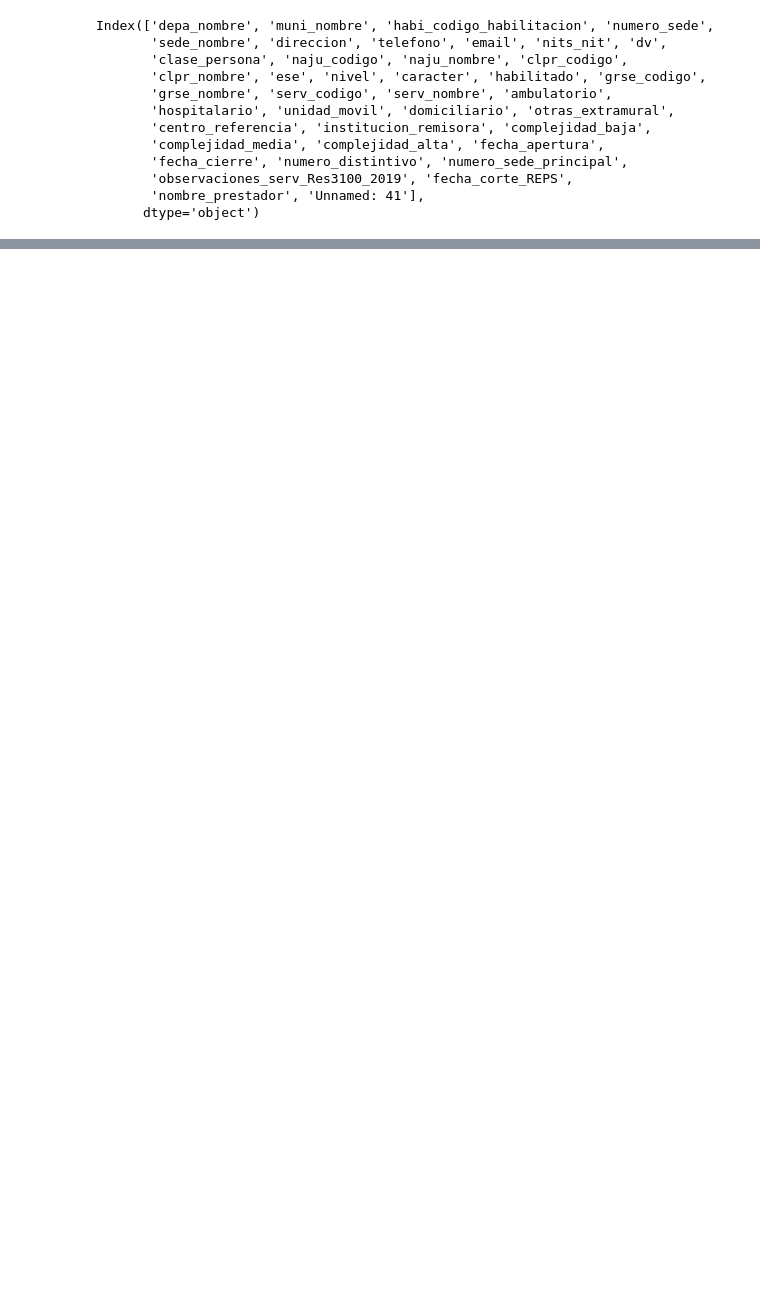
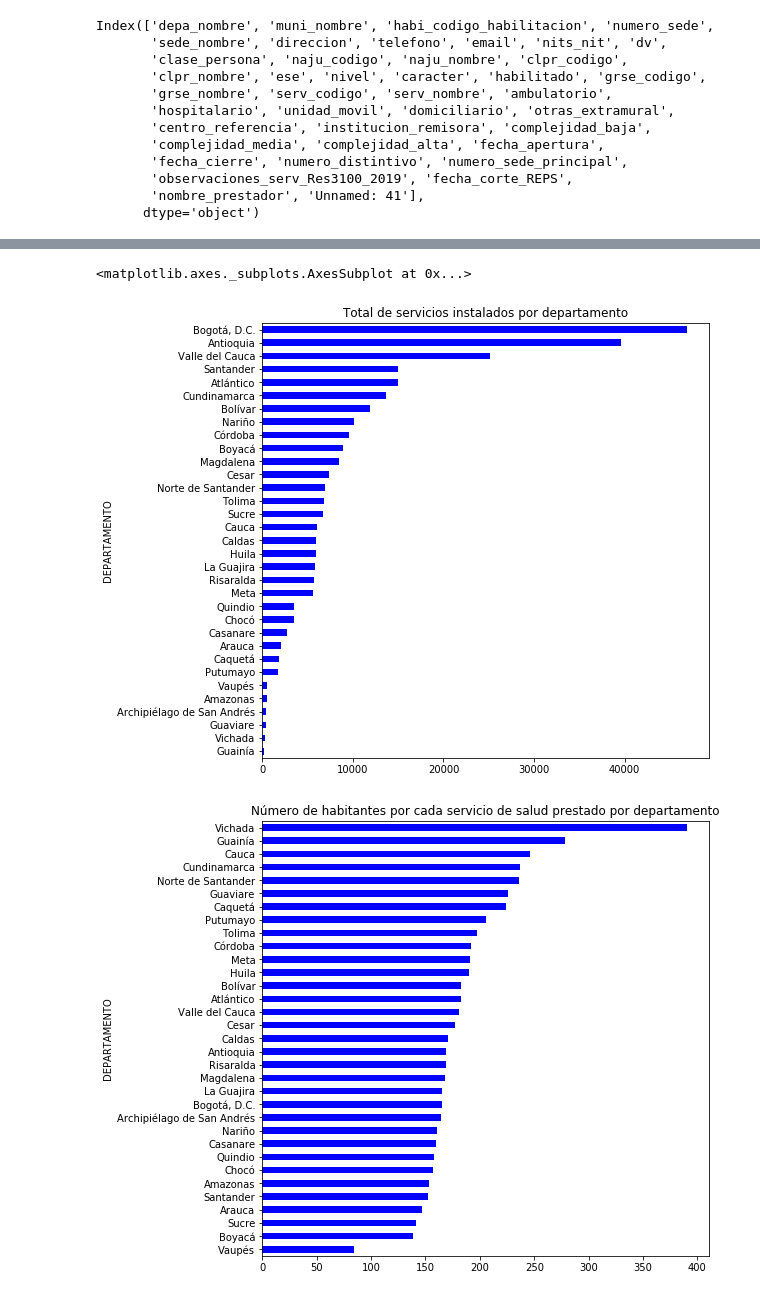
Before and after one commit to Santivg/DS4A-Team14, a Jupyter notebook: notebooks/EDA_medios_ips.ipynb, the cells around one changed output, grey strips where cells are left out. Saved outputs shown, nothing was run; the diff lists cells and outputs as text; code cells hidden in the pictures; blank space fills up the shorter version.

Commit message:
clean, prepare and initial data analysis (Sergio)

```diff
--- a/notebooks/EDA_medios_ips.ipynb
+++ b/notebooks/EDA_medios_ips.ipynb
@@ -130,0 +129,9 @@ medicos_independientes[medicos_independientes['nombre_prestador'].isna()]
+# %%
+#medicos_ips = medicos_ips[medicos_ips.serv_codigo == 328]
+reemplazo = {'San Andrés y Providencia':'Archipiélago de San Andrés', 'Valle del cauca':'Valle del Cauca', 'Bogotá D.C':'Bogotá, D.C.', 'Quindío':'Quindio'}
+medicos_ips.depa_nombre.replace(reemplazo, inplace = True)
+EDA2020 = pd.DataFrame(medicos_ips['depa_nombre'].value_counts().sort_index())
+EDA2020.rename({'depa_nombre':'TOTAL_SERVICIOS_IPS_IND'}, inplace = True, axis = 1)
+EDA2020['IPS'] = medicos_ips['depa_nombre'][medicos_ips['clpr_nombre'] == 'Instituciones - IPS'].value_counts().sort_index()
+EDA2020['INDEPENDIENTES'] = medicos_ips['depa_nombre'][medicos_ips['clpr_nombre'] == 'Profesional Independiente'].value_counts().sort_index()
+EDA2020
@@ -130,0 +157,3 @@ medicos_independientes[medicos_independientes['nombre_prestador'].isna()]
+# %%
+pob = pd.read_parquet(f'{dir_data}/proyecciones_poblacion_departamental_2018-2050.parquet')
+pob
@@ -130,0 +179,5 @@ medicos_independientes[medicos_independientes['nombre_prestador'].isna()]
+# %%
+pob = pob[pob['ÁREA GEOGRÁFICA'] == 'Total']
+pob = pob[pob['AÑO'] == 2020]
+pob = pob.loc[:, ['DP','DPNOM','AÑO','ÁREA GEOGRÁFICA', 'Total']]
+pob
@@ -130,0 +209,8 @@ medicos_independientes[medicos_independientes['nombre_prestador'].isna()]
+# %%
+med_pob_2020 = pob.merge(pd.DataFrame(EDA2020), left_on = 'DPNOM', right_index = True)
+med_pob_2020['Habs_por_total_servicios'] = round(med_pob_2020['Total']/med_pob_2020['TOTAL_SERVICIOS_IPS_IND'],2)
+med_pob_2020['Habs_por_ips'] = round(med_pob_2020['Total']/med_pob_2020['IPS'],2)
+med_pob_2020['Habs_por_med_ind'] = round(med_pob_2020['Total']/med_pob_2020['INDEPENDIENTES'],2)
+#med_pob_2020.sort_values(by = 'Habs_por_total_servicios', ascending = False, inplace = True)
+med_pob_2020.rename({'DPNOM':'DEPARTAMENTO'}, axis = 1, inplace = True)
+med_pob_2020
@@ -130,0 +236,11 @@ medicos_independientes[medicos_independientes['nombre_prestador'].isna()]
+# %%
+med_pob_2020.sort_values(by = 'TOTAL_SERVICIOS_IPS_IND').plot.barh(x = 'DEPARTAMENTO', y = 'TOTAL_SERVICIOS_IPS_IND', figsize = (8,8), color = 'blue', legend = False, title = 'Total de servicios instalados por departamento')
+med_pob_2020.sort_values(by = 'Habs_por_total_servicios').plot.barh(x = 'DEPARTAMENTO', y = 'Habs_por_total_servicios', figsize = (8,8), color = 'blue', legend = False, title = 'Número de habitantes por cada servicio de salud prestado por departamento')
+med_pob_2020.sort_values(by = 'IPS').plot.barh(x = 'DEPARTAMENTO', y = 'IPS', figsize = (8,8), color = 'blue', legend = False, title = 'Total de IPS habilitados por departamento')
+med_pob_2020.sort_values(by = 'Habs_por_ips').plot.barh(x = 'DEPARTAMENTO', y = 'Habs_por_ips', figsize = (8,8), color = 'blue', legend = False, title = 'Número de habitantes por IPS habilitado por departamento')
+med_pob_2020.sort_values(by = 'INDEPENDIENTES').plot.barh(x = 'DEPARTAMENTO', y = 'INDEPENDIENTES', figsize = (8,8), color = 'blue', legend = False, title = 'Total de médicos independientes habilitados por departamento')
+med_pob_2020.sort_values(by = 'Habs_por_med_ind').plot.barh(x = 'DEPARTAMENTO', y = 'Habs_por_med_ind', figsize = (8,8), color = 'blue', legend = False, title = 'Número de habitantes por cada médico independiente habilitado por departamento')
+# %% [output]
+<matplotlib.axes._subplots.AxesSubplot at 0x...>
+[figure, added]
+[figure, added]
```
Also changed, not shown: parts of 30 cells of this notebook.
